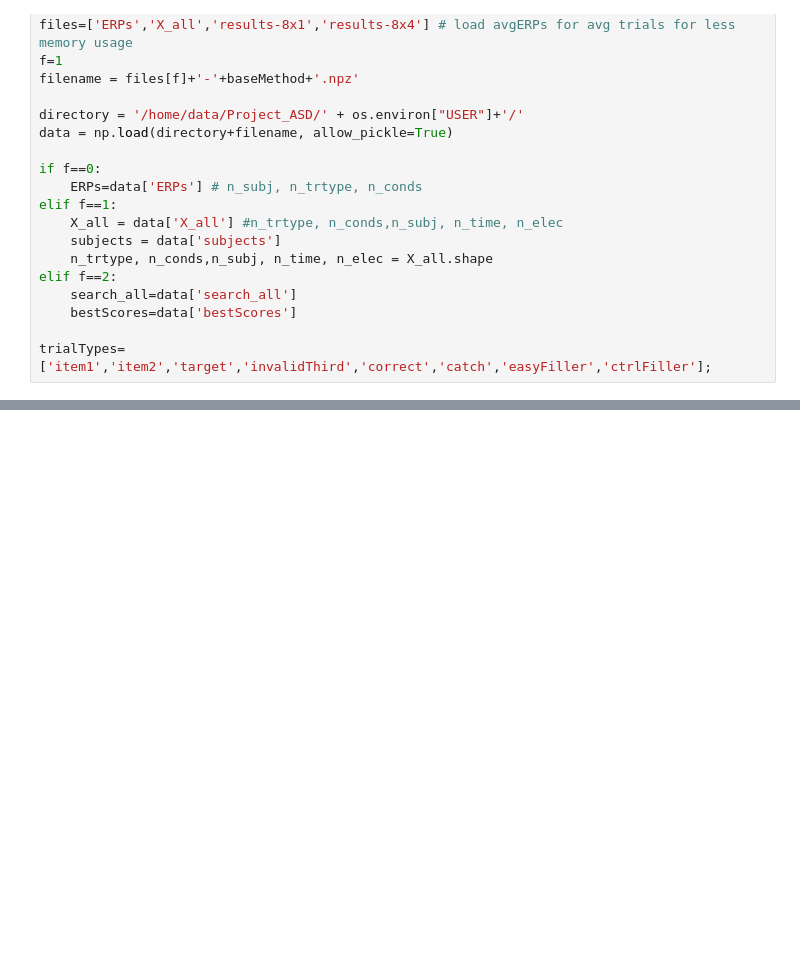
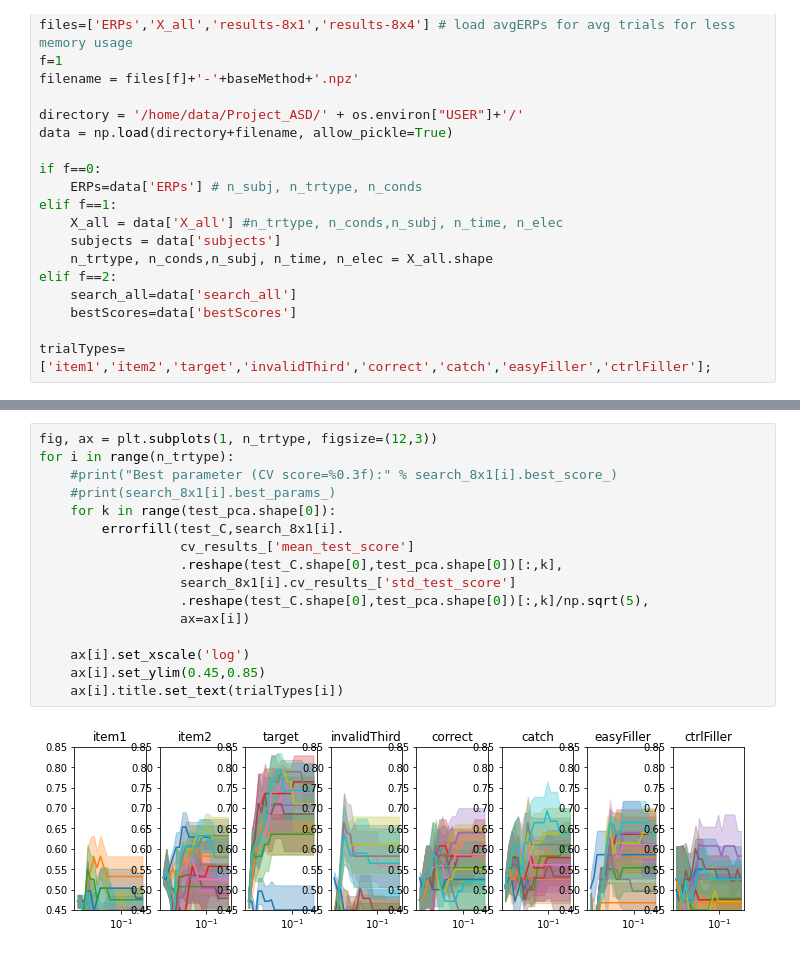
Before and after one commit to seydareisli/ML-Autism-Prediction, a Jupyter notebook: MLExamples/machine-learning.ipynb, the cells around one changed output, grey strips where cells are left out. Drawn from its saved outputs; the diff is of its cells as text; blank space fills up the shorter version.

```diff
--- a/MLExamples/machine-learning.ipynb
+++ b/MLExamples/machine-learning.ipynb
@@ -178,0 +159,18 @@ Best parameter (CV score=0.614):
+# %%
+fig, ax = plt.subplots(1, n_trtype, figsize=(12,3))
+for i in range(n_trtype):
+    #print("Best parameter (CV score=%0.3f):" % search_8x1[i].best_score_)
+    #print(search_8x1[i].best_params_)
+    for k in range(test_pca.shape[0]):
+        errorfill(test_C,search_8x1[i].
+                  cv_results_['mean_test_score']
+                  .reshape(test_C.shape[0],test_pca.shape[0])[:,k],
+                  search_8x1[i].cv_results_['std_test_score']
+                  .reshape(test_C.shape[0],test_pca.shape[0])[:,k]/np.sqrt(5),
+                  ax=ax[i])
+
+    ax[i].set_xscale('log')
+    ax[i].set_ylim(0.45,0.85)
+    ax[i].title.set_text(trialTypes[i])
+# %% [output]
+[figure, added]
```
Also changed, not shown: parts of 21 cells of this notebook.
